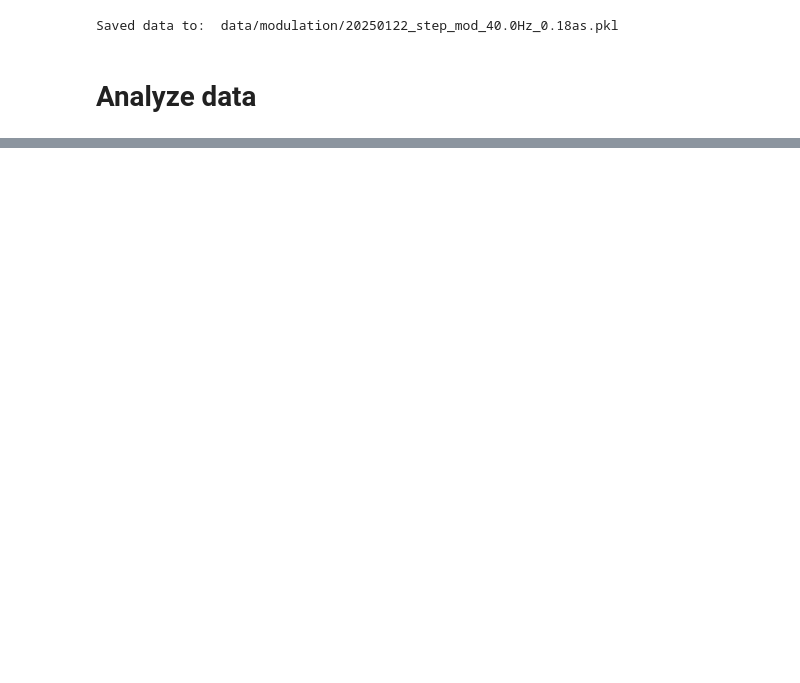
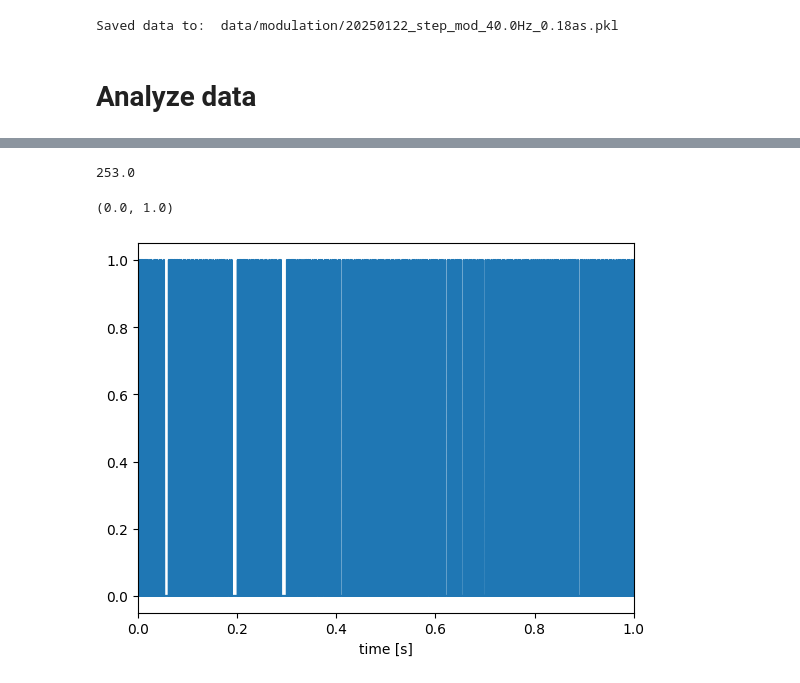
Before and after one commit to nick-lambert/fsm-exps, a Jupyter notebook: test_fsmModulator.ipynb, the cells around one changed output, grey strips where cells are left out. Drawn from its saved outputs; the diff is of its cells as text; code cells hidden in the pictures; blank space fills up the shorter version.

```diff
--- a/test_fsmModulator.ipynb
+++ b/test_fsmModulator.ipynb
@@ -230,0 +226,22 @@ plt.show()
+# %%
+shift_thresh = shift_as.max()/2.2
+# shift_thresh = 0.1*u.arcsec
+
+shift_ud = shift_as>shift_thresh
+steps = np.abs(shift_ud[1:].astype(float) - shift_ud[:-1].astype(float))
+step_count = np.sum(steps)
+print(step_count/tmax)
+
+# plt.plot(times, shift_ud,)
+# plt.xlabel('time [s]')
+# plt.xlim([0,times.max()])
+# plt.xlim([0, 1])
+
+plt.plot(times[1:], steps,)
+plt.xlabel('time [s]')
+plt.xlim([0,tmax])
+# plt.xlim([0, 1])
+# %% [output]
+253.0
+(0.0, 1.0)
+[figure, added]
```
Also changed, not shown: parts of 14 cells of this notebook.
